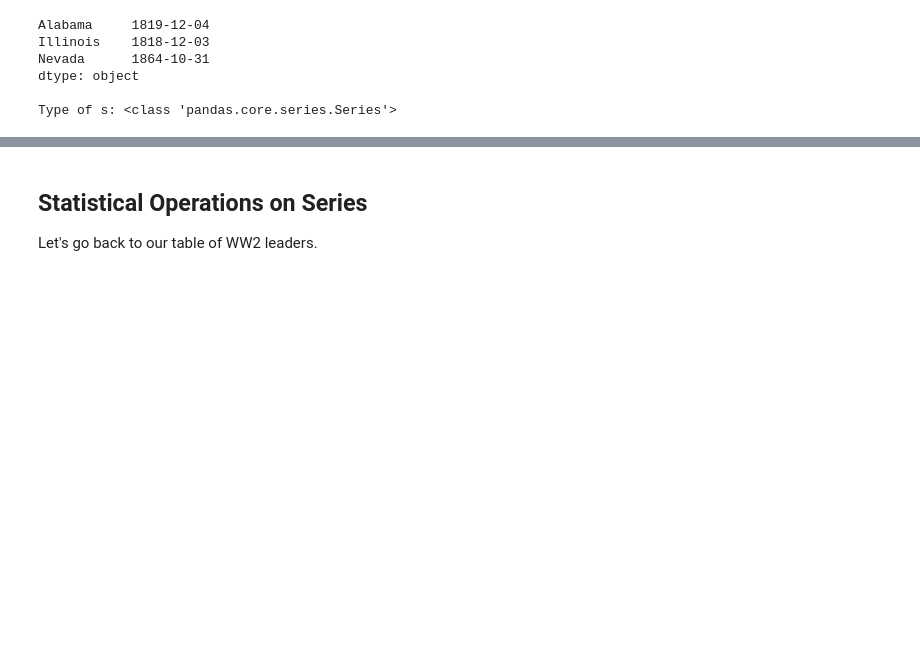
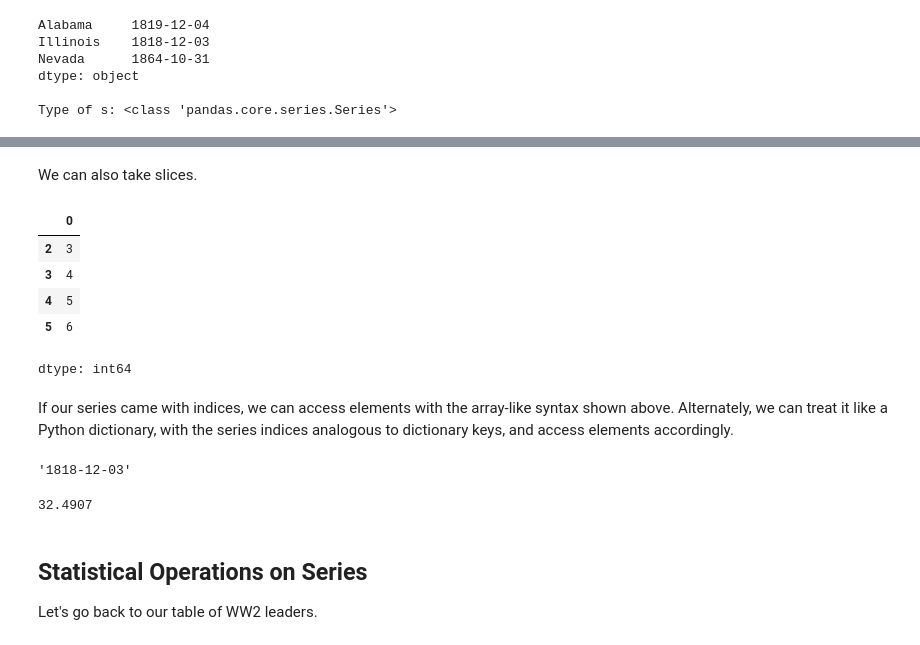
Before and after one commit to csaatechnicalarts/ML_Bootcamp, a Jupyter notebook: Pandas_02_SeriesIntro.ipynb, the cells around one changed output, grey strips where cells are left out. Drawn from its saved outputs; the diff is of its cells as text; code cells hidden in the pictures; blank space fills up the shorter version.

```diff
--- a/Pandas_02_SeriesIntro.ipynb
+++ b/Pandas_02_SeriesIntro.ipynb
@@ -154,3 +179,27 @@ Type of s: <class 'pandas.core.series.Series'>
+# %% [markdown]
+We can also take slices.
+# %%
+s[2:6]
+# %% [output]
+|  | 0 |
+| 2 | 3 |
+| 3 | 4 |
+| 4 | 5 |
+| 5 | 6 |
+dtype: int64
+# %% [markdown]
+If our series came with indices, we can access elements with the array-like syntax shown above. Alternately, we can treat it like a Python dictionary, with the series indices analogous to dictionary keys, and access elements accordingly.
+# %%
+us_states_admission = {"Alabama": "1819-12-04", "Illinois": "1818-12-03", "Nevada": "1864-10-31"}
+s =  pd.Series(us_states_admission)
+s['Illinois']
+# %% [output]
+'1818-12-03'
+# %%
+s = pd.Series(['AAA', 32.4907, 100], index=['word', 'float', 'integer'])
+s['float']
+# %% [output]
+32.4907
 # %% [markdown]
 ## Statistical Operations on Series
 Let's go back to our table of WW2 leaders.
```
Also changed, not shown: parts of 5 cells of this notebook.
